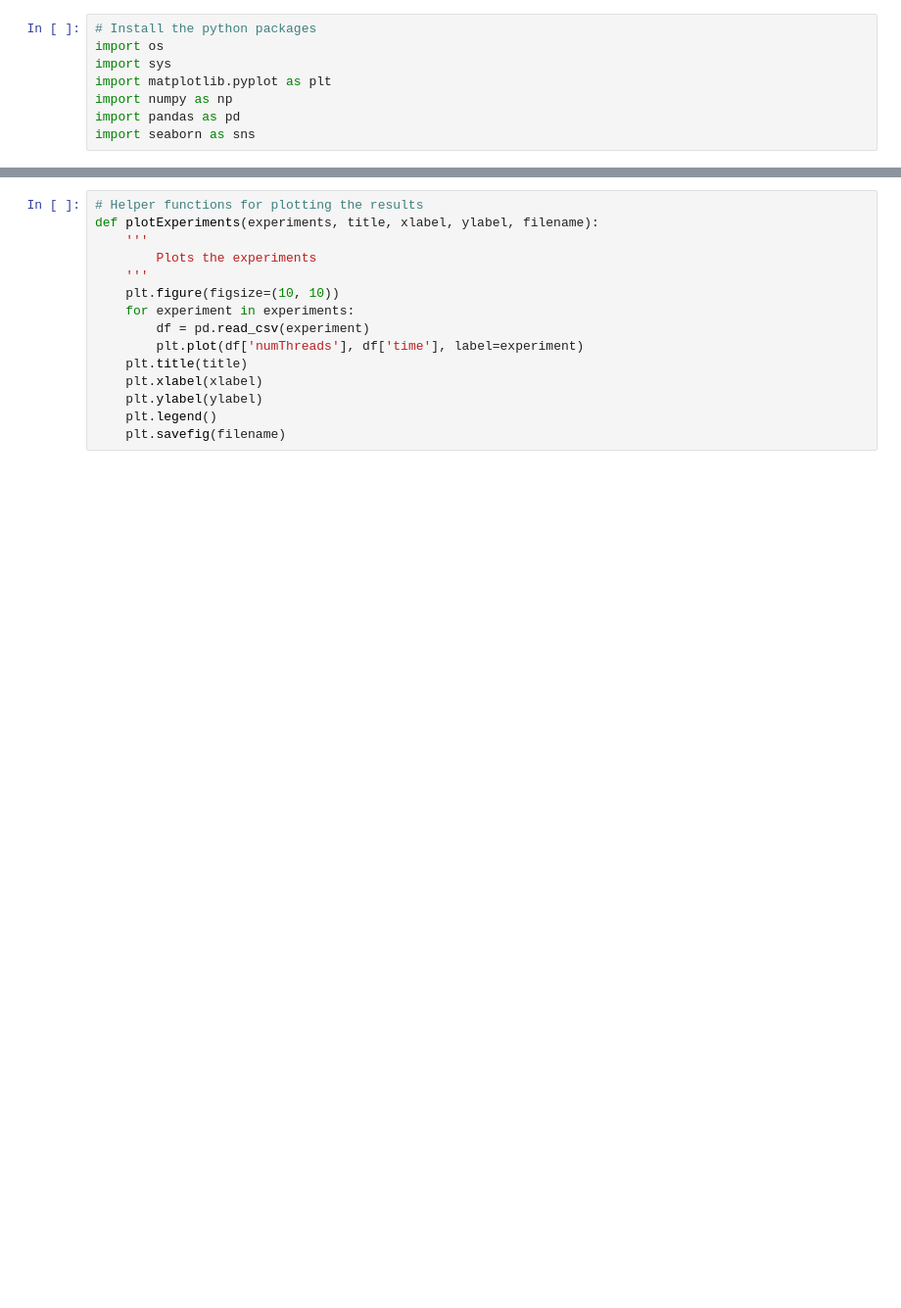
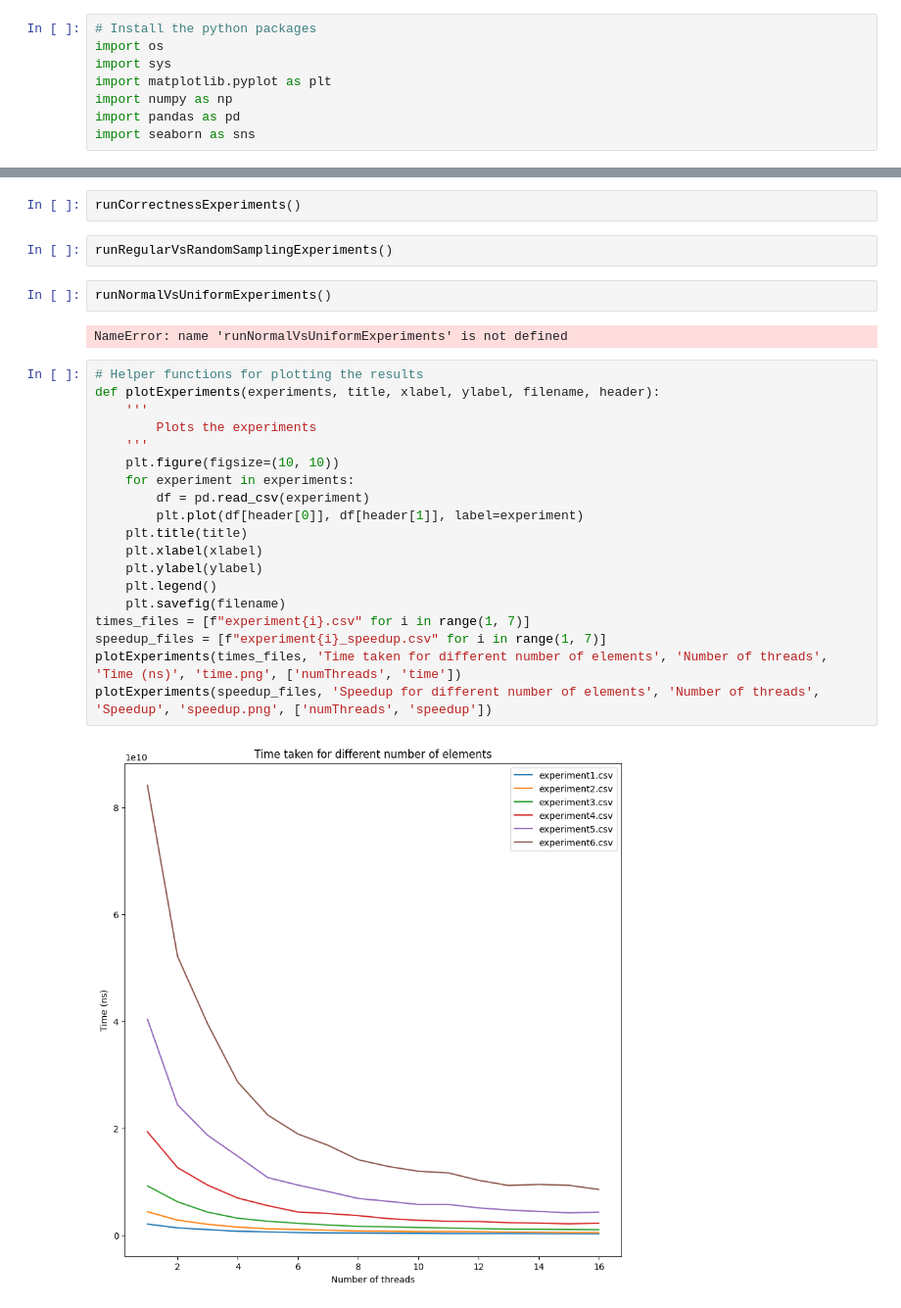
Before and after one commit to qasimy123/PSRS, a Jupyter notebook: experiments.ipynb, the cells around one changed output, grey strips where cells are left out. Shown: that part at 98% size. Cells and saved outputs as stored; diff of their text form; blank space fills up the shorter version.

Commit message:
Update experimental setup

```diff
--- a/experiments.ipynb
+++ b/experiments.ipynb
@@ -106,15 +223,29 @@ Running experiment 7 for numElements=640000000 seed=178 maxThreads=16
+# %%
+runCorrectnessExperiments()
+# %%
+runRegularVsRandomSamplingExperiments()
+# %%
+runNormalVsUniformExperiments()
+# %% [output]
+NameError: name 'runNormalVsUniformExperiments' is not defined
 # %%
 # Helper functions for plotting the results
-def plotExperiments(experiments, title, xlabel, ylabel, filename):
+def plotExperiments(experiments, title, xlabel, ylabel, filename, header):
     '''
         Plots the experiments
     '''
     plt.figure(figsize=(10, 10))
     for experiment in experiments:
         df = pd.read_csv(experiment)
-        plt.plot(df['numThreads'], df['time'], label=experiment)
+        plt.plot(df[header[0]], df[header[1]], label=experiment)
     plt.title(title)
     plt.xlabel(xlabel)
     plt.ylabel(ylabel)
     plt.legend()
     plt.savefig(filename)
+times_files = [f"experiment{i}.csv" for i in range(1, 7)]
+speedup_files = [f"experiment{i}_speedup.csv" for i in range(1, 7)]
+plotExperiments(times_files, 'Time taken for different number of elements', 'Number of threads', 'Time (ns)', 'time.png', ['numThreads', 'time'])
+plotExperiments(speedup_files, 'Speedup for different number of elements', 'Number of threads', 'Speedup', 'speedup.png', ['numThreads', 'speedup'])
+# %% [output]
+[figure, added]
```
Also changed, not shown: parts of 7 cells of this notebook, 4 other files.
